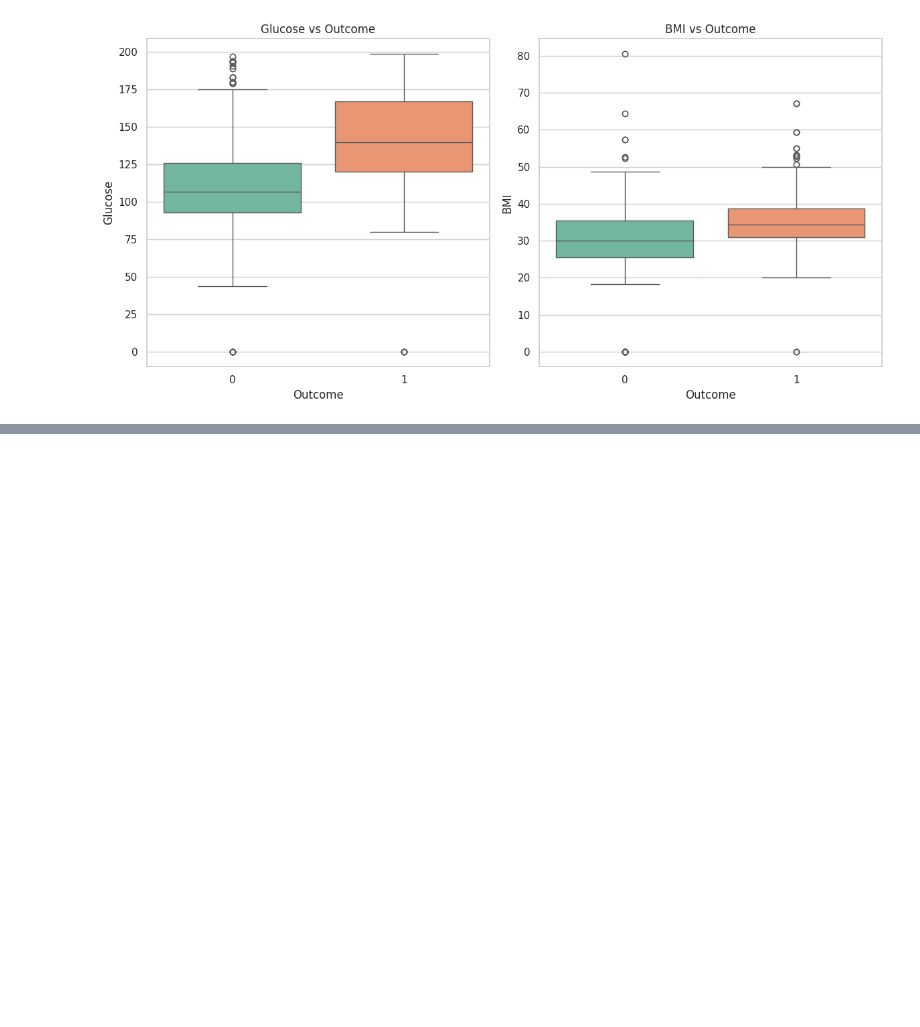
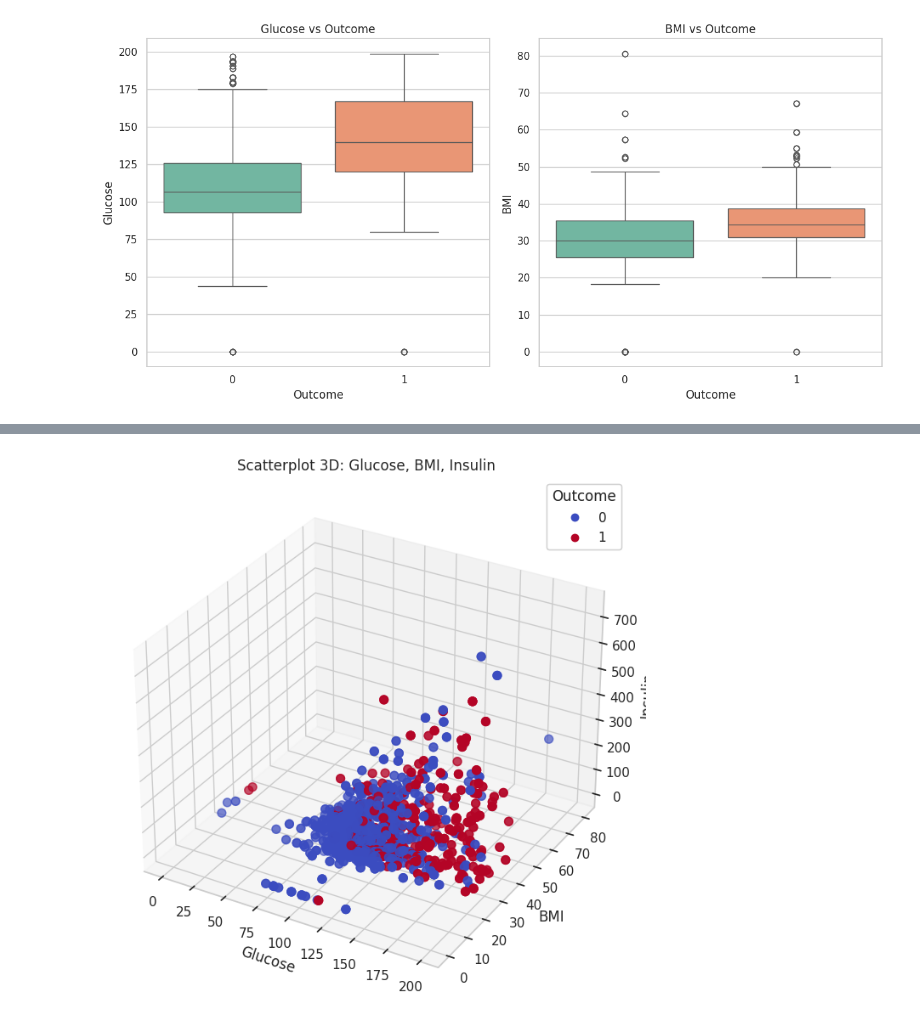
Before and after one commit to paulotolosa/diabetes_1, a Jupyter notebook: 24_04.ipynb, the cells around one changed output, grey strips where cells are left out. Cells and saved outputs as stored; diff of their text form; code cells hidden in the pictures; blank space fills up the shorter version.

```diff
--- a/24_04.ipynb
+++ b/24_04.ipynb
@@ -163,0 +161,25 @@ plt.show()
+# %%
+import matplotlib.pyplot as plt
+from mpl_toolkits.mplot3d import Axes3D
+
+# Crear la figura y los ejes 3D
+fig = plt.figure(figsize=(10, 8))
+ax = fig.add_subplot(111, projection='3d')
+
+# Scatterplot 3D
+scatter = ax.scatter(df['Glucose'], df['BMI'], df['Insulin'], c=df['Outcome'], cmap='coolwarm', s=50)
+
+# Agregar etiquetas y título
+ax.set_xlabel('Glucose')
+ax.set_ylabel('BMI')
+ax.set_zlabel('Insulin')
+ax.set_title('Scatterplot 3D: Glucose, BMI, Insulin')
+
+# Agregar leyenda
+legend1 = ax.legend(*scatter.legend_elements(), title="Outcome")
+ax.add_artist(legend1)
+
+# Mostrar el scatterplot 3D
+plt.show()
+# %% [output]
+[figure, added]
```
Also changed, not shown: parts of 8 cells of this notebook.
